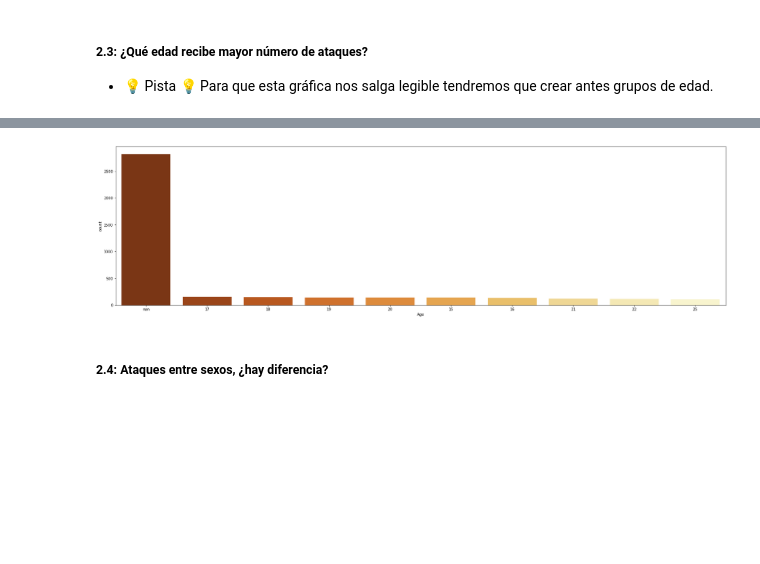
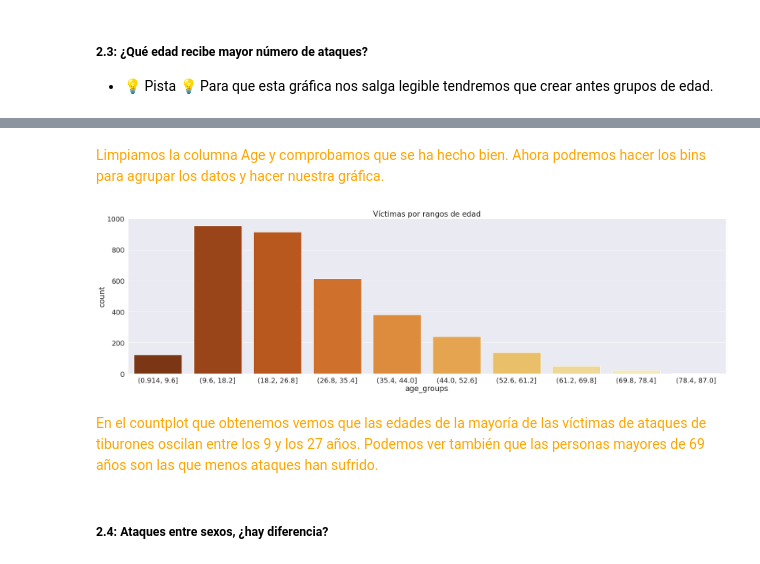
Before and after one commit to Adalab/DA-promo-a-modulo-2-pair-2-Almudena-Olivia, a Jupyter notebook: EDA/EDA 3/pair_programming-eda_3.ipynb, the cells around one changed output, grey strips where cells are left out. Saved outputs shown, nothing was run; the diff lists cells and outputs as text; code cells hidden in the pictures; blank space fills up the shorter version.

```diff
--- a/EDA/EDA 3/pair_programming-eda_3.ipynb
+++ b/EDA/EDA 3/pair_programming-eda_3.ipynb
@@ -132,2 +125,2 @@ def sacar_edades(col):
 # %%
-df['Age_new'] = df['Age'].apply(sacar_edades)
+df['age_new'] = df['Age'].apply(sacar_edades)
@@ -136,7 +126,0 @@ TypeError: expected string or bytes-like object
-# %%
-df['age_bins'] = pd.cut(df['Age'], 5, labels = ['grupo1', 'grupo2', 'grupo3', 'grupo4', 'grupo5'])
-# %%
-df['bins_edad'] = pd.cut(df['Age'], bins=10)
-df_bins_edad_group = df.groupby('bins_edad')
-df_bins_edad_group_frec = df_bins_edad_group(frecuencia=('Age','count'))
-print(df_bins_edad_group_frec)
@@ -143,9 +133,15 @@ print(df_bins_edad_group_frec)
+# %% [markdown]
+<font color='orange'>Limpiamos la columna Age y comprobamos que se ha hecho bien. Ahora podremos hacer los bins para agrupar los datos y hacer nuestra gráfica.
 # %%
-df['age_bins']= pd.cut(df['Age'], bins=10).value_counts()
+df['age_groups'] = pd.cut(df['age_new'], 10)
-# %%
-sns.countplot(x="Age", data=df, palette="YlOrBr_r",order=df.Age.value_counts().iloc[:10].index);
-# %% [output]
-[figure, removed]
+# %%
+sns.set(font_scale = 1.75)
+sns.countplot(x="age_groups", data=df, palette="YlOrBr_r")
+plt.title('Víctimas por rangos de edad');
+# %% [output]
+[figure, added]
+# %% [markdown]
+<font color='orange'> En el countplot que obtenemos vemos que las edades de la mayoría de las víctimas de ataques de tiburones oscilan entre los 9 y los 27 años. Podemos ver también que las personas mayores de 69 años son las que menos ataques han sufrido.
 # %% [markdown]
  ##### 2.4: Ataques entre sexos, ¿hay diferencia?
 # %%
```
Also changed, not shown: parts of 8 cells of this notebook.
